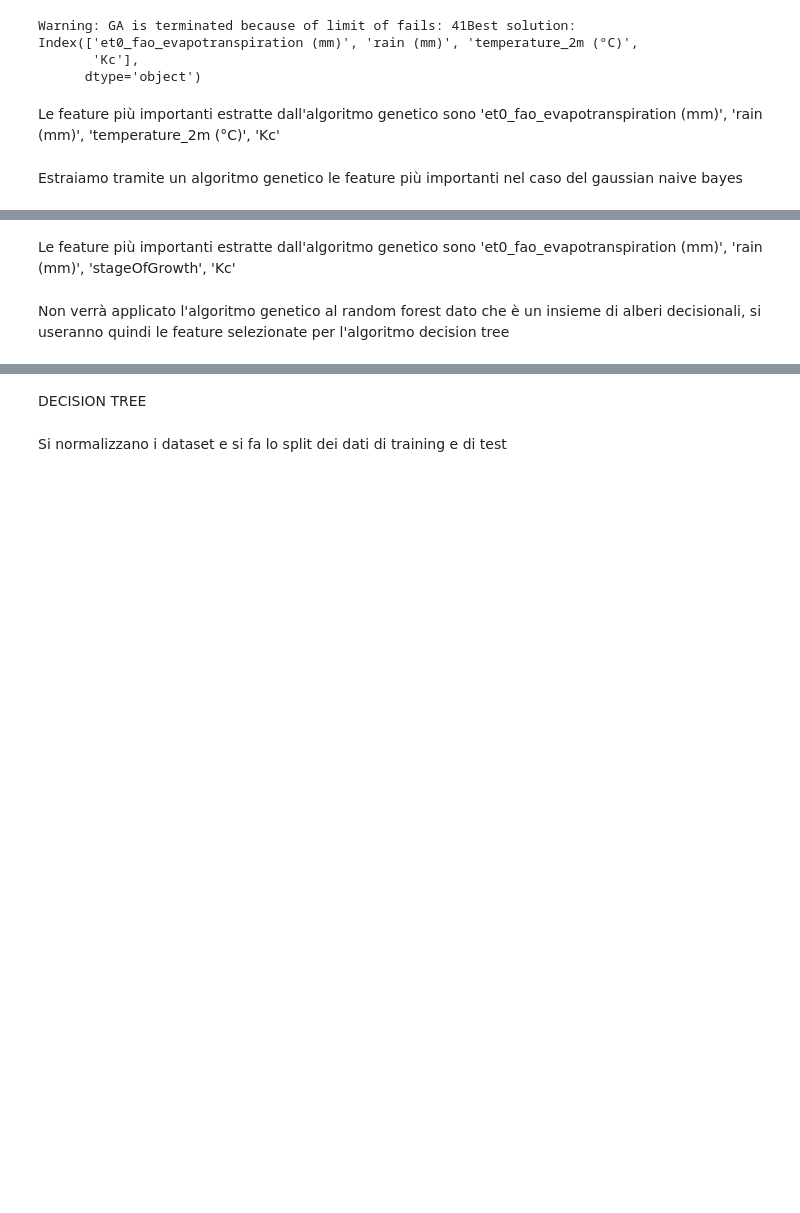
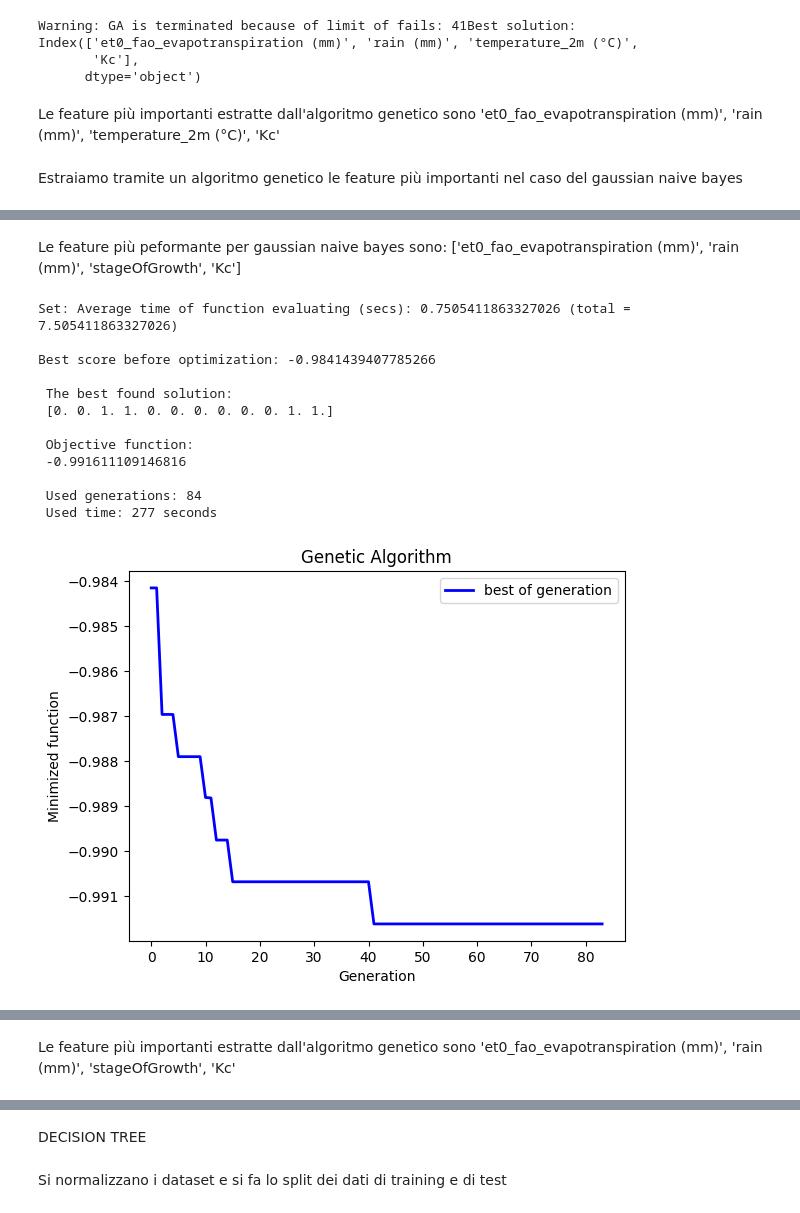
Before and after one commit to benedettoscala/EnIA-FIA, a Jupyter notebook: Pipeline/EnIANotebook.ipynb, the cells around one changed output, grey strips where cells are left out. Saved outputs shown, nothing was run; the diff lists cells and outputs as text; code cells hidden in the pictures; blank space fills up the shorter version.

```diff
--- a/Pipeline/EnIANotebook.ipynb
+++ b/Pipeline/EnIANotebook.ipynb
@@ -308,6 +313,21 @@ def fitness_decision_tree(param):
     result = f1_score(dataset_y_test, prediction, average='weighted')
     return -result
 
+#funzione di fitness per il random forest
+def fitness_random_forest(param):
+    if np.sum(param) == 0:
+        return 0
+    #elimina le feature in base all'array param che è del tipo [0,1,0,1,0,1,0,1,0,1,0,1,0]
+    irr_X_train_buff = np.delete(dataset_X_train, np.where(param == 0), axis=1)
+    irr_X_test_buff = np.delete(dataset_X_test, np.where(param == 0), axis=1)
+
+
+    tree = RandomForestClassifier()
+    tree.fit(irr_X_train_buff, dataset_y_train)
+    prediction = tree.predict(irr_X_test_buff)
+    result = f1_score(dataset_y_test, prediction, average='weighted')
+    return -result
+
 #questa funzione restituisce un array di feature migliori ritrovate dall'algoritmo genetico
 def get_best_solution(genetico) -> np.ndarray:
     result = genetico.result.last_generation.variables
@@ -369 +389,34 @@ Best score before optimization: -0.8423046145640416
 Warning: GA is terminated because of limit of fails: 41Index(['et0_fao_evapotranspiration (mm)', 'rain (mm)', 'stageOfGrowth', 'Kc'], dtype='object')
+# %% [markdown]
+Le feature più peformante per gaussian naive bayes sono: ['et0_fao_evapotranspiration (mm)', 'rain (mm)', 'stageOfGrowth', 'Kc']
+# %%
+alg_param = {
+            'max_num_iteration': 100,
+            'population_size': 10,
+            'mutation_probability': mutation_prob,
+            'elit_ratio': 0.2,
+            'parents_portion' : 0.2,
+            'crossover_type': Crossover.one_point(),
+            'mutation_type': bit_flip_mutation,
+            'selection_type': Selection.tournament(tau=3),
+            'max_iteration_without_improv': 40,
+}
+
+genetico = ga(function=fitness_random_forest, dimension=12, variable_type="int", variable_boundaries=vincoli, algorithm_parameters=alg_param)
+genetico.run()
+best_solution_random_forest = get_best_solution(genetico)
+print(get_best_solution(genetico))
+# %% [output]
+Set: Average time of function evaluating (secs): 0.7505411863327026 (total = 7.505411863327026)
+
+Best score before optimization: -0.9841439407785266
+
+ The best found solution:
+ [0. 0. 1. 1. 0. 0. 0. 0. 0. 0. 1. 1.]
+
+ Objective function:
+ -0.991611109146816
+
+ Used generations: 84
+ Used time: 277 seconds
+[figure, added]
@@ -370,4 +424,2 @@ Warning: GA is terminated because of limit of fails: 41Index(['et0_fao_evapotran
 # %% [markdown]
 Le feature più importanti estratte dall'algoritmo genetico sono 'et0_fao_evapotranspiration (mm)', 'rain (mm)', 'stageOfGrowth', 'Kc'
-# %% [markdown]
-Non verrà applicato l'algoritmo genetico al random forest dato che è un insieme di alberi decisionali, si useranno quindi le feature selezionate per l'algoritmo decision tree
```
Also changed, not shown: parts of 20 cells of this notebook, 1 other file.
